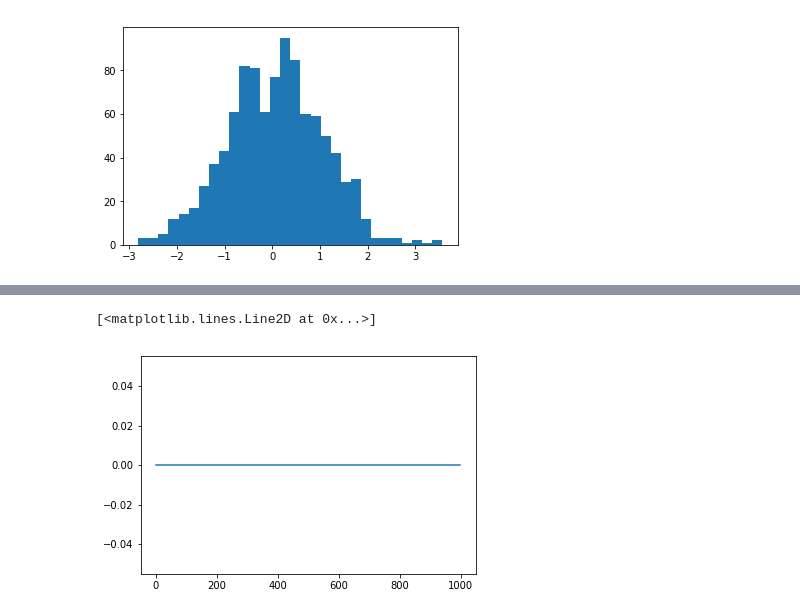
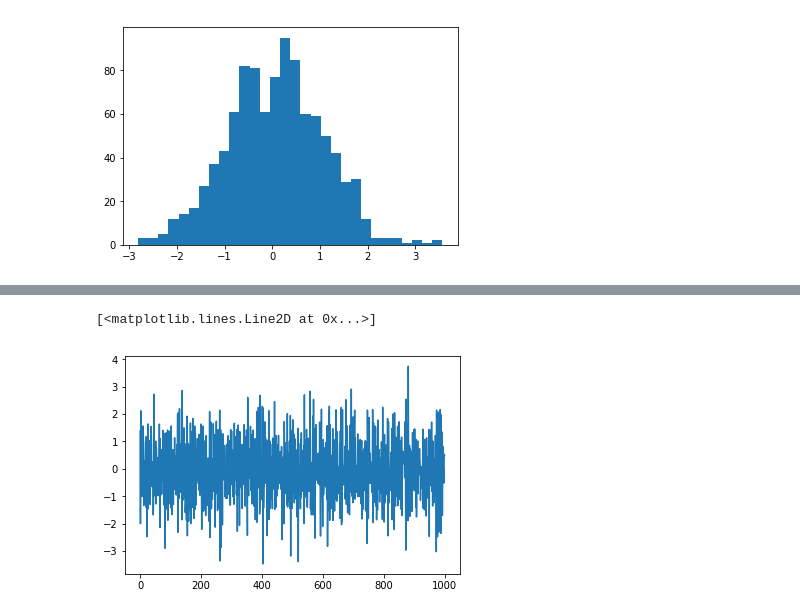
Before and after one commit to canietoa/TimeSeries, a Jupyter notebook: 21Agosto/Untitled.ipynb, the cells around one changed output, grey strips where cells are left out. Saved outputs shown, nothing was run; the diff lists cells and outputs as text; code cells hidden in the pictures.

```diff
--- a/21Agosto/Untitled.ipynb
+++ b/21Agosto/Untitled.ipynb
@@ -20,3 +20,12 @@ plt.hist(v,bins=30)
          3.56752728]),
  <a list of 30 Patch objects>)
 [figure]
+# %%
+noises=np.zeros(1000)
+data=np.zeros(1000)
+for l in range(len(data)):
+    noises[l]=np.random.normal(0,1)
+    if l == 0:
+        data[l]=0
+    else:
+        data[l]=data[l-1]+noises[l]
@@ -22,0 +49,9 @@ plt.hist(v,bins=30)
+# %%
+noises=np.zeros(1000)
+data=np.zeros(1000)
+for l in range(len(data)):
+    noises[l]=np.random.normal(0,1)
+    if l == 0:
+        data[l]=0
+    else:
+        data[l]=noises[l]-2*noises[l-1]
@@ -23,3 +75,12 @@ plt.hist(v,bins=30)
+# %%
+noises=np.zeros(1000)
+data=np.zeros(1000)
+for l in range(len(data)):
+    noises[l]=np.random.normal(0,1)
+    if l == 0:
+        data[l]=0+noises[l]
+    else:
+        data[l]=noises[l]+noises[l-1]
 # %%
 data=np.zeros([1000,1000])
 for l in range(len(data)):#total de datos de la serie
@@ -27,4 +88,4 @@ for l in range(len(data)):#total de datos de la serie
         if m==0:
             data[l,m]=0
         else:
-            data[l,m]=data[l-1,m]+np.random.normal(0,1)
+            data[l,m]=data[l,m-1]+np.random.normal(0,1)
@@ -31,5 +128,5 @@ for l in range(len(data)):#total de datos de la serie
 # %%
-plt.plot(data[:,0])
+plt.plot(data)
 # %% [output]
 [<matplotlib.lines.Line2D at 0x...>]
-[figure, old version]
+[figure, new version]
```
Also changed, not shown: parts of 10 cells of this notebook.
